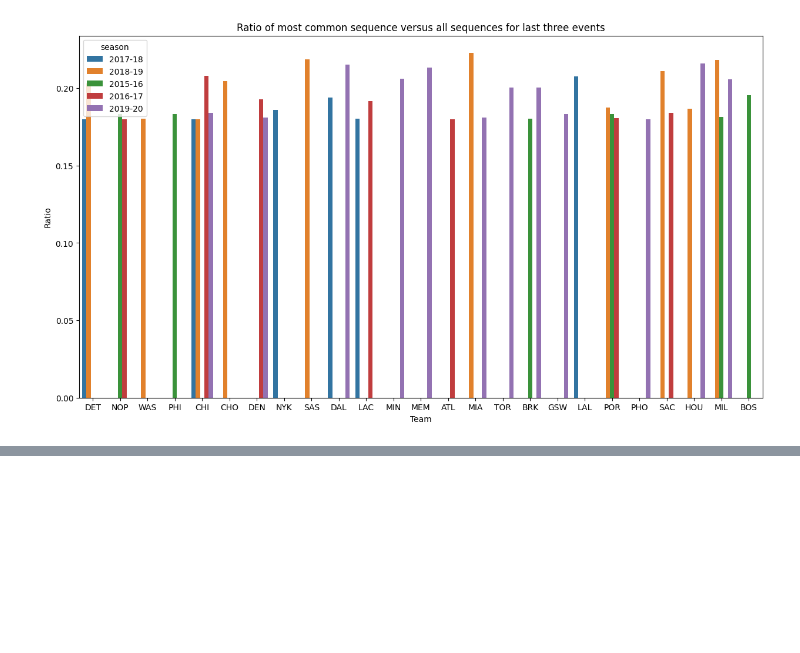
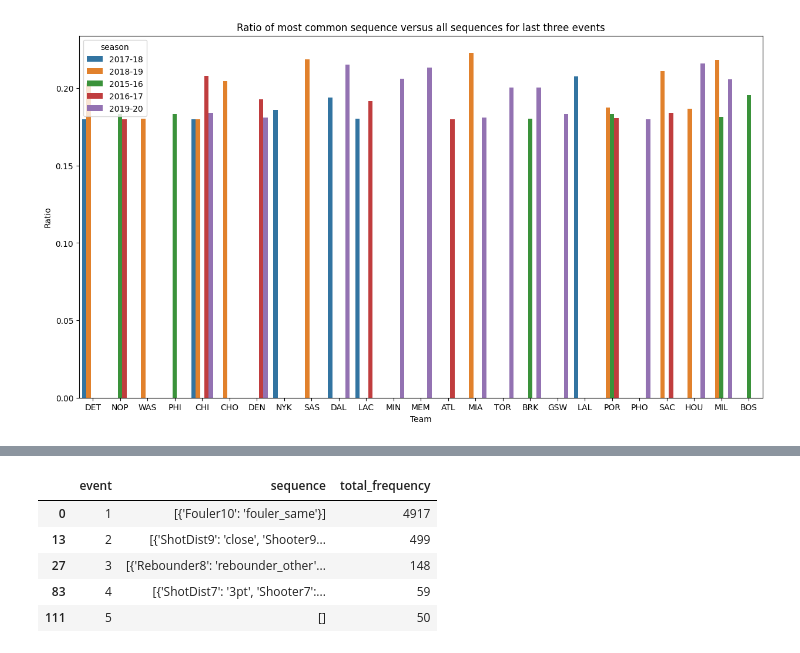
Before and after one commit to isevr/NBA_runs_prediction, a Jupyter notebook: check_queries.ipynb, the cells around one changed output, grey strips where cells are left out. Cells and saved outputs as stored; diff of their text form; code cells hidden in the pictures; blank space fills up the shorter version.

```diff
--- a/check_queries.ipynb
+++ b/check_queries.ipynb
@@ -162,0 +171,17 @@ Text(0.5, 1.0, 'Ratio of most common sequence versus all sequences for last thre
+# %%
+a = (
+    df[df['venue'] == 'home']
+    .groupby(['event', 'sequence'])[['total_frequency', 'total_ratio', 'total_sec_frequency', 'total_sec_ratio']]
+    .sum()
+    .reset_index()
+)
+
+max_sequence_per_event = a.loc[a.groupby('event')['total_frequency'].idxmax(), ['event', 'sequence', 'total_frequency']]
+max_sequence_per_event
+# %% [output]
+|  | event | sequence | total_frequency |
+| 0 | 1 | [{'Fouler10': 'fouler_same'}] | 4917 |
+| 13 | 2 | [{'ShotDist9': 'close', 'Shooter9... | 499 |
+| 27 | 3 | [{'Rebounder8': 'rebounder_other'... | 148 |
+| 83 | 4 | [{'ShotDist7': '3pt', 'Shooter7':... | 59 |
+| 111 | 5 | [] | 50 |
```
Also changed, not shown: parts of 7 cells of this notebook, 2 other files.
